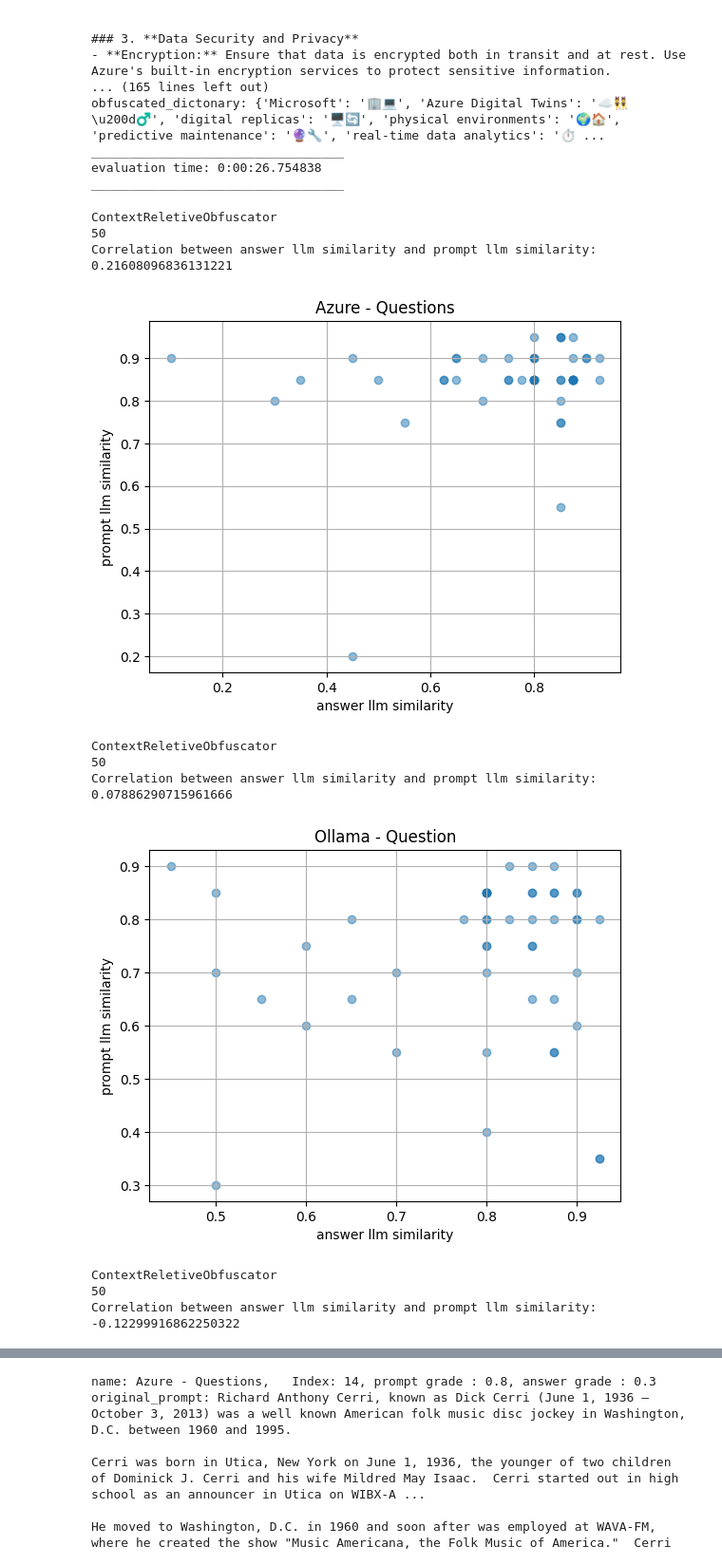
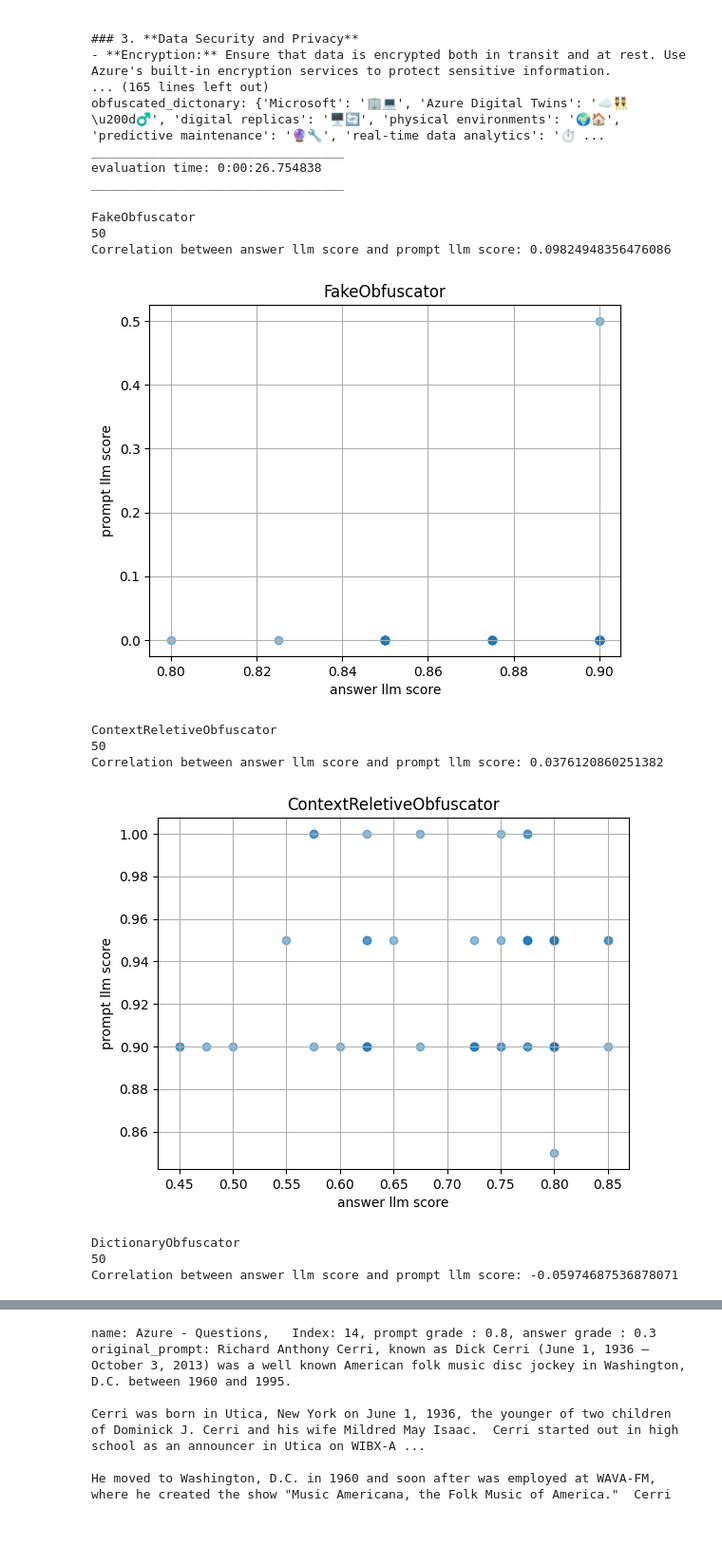
Before and after one commit to chkp-orendi/Emojicrypt, a Jupyter notebook: playground/playground.ipynb, the cells around one changed output, grey strips where cells are left out. Shown at 95% size. Drawn from its saved outputs; the diff is of its cells as text; code cells hidden in the pictures; blank space fills up the shorter version.

```diff
--- a/playground/playground.ipynb
+++ b/playground/playground.ipynb
@@ -662,12 +662,9 @@ import matplotlib.pyplot as plt
 
 # Define the path to the JSON file
 file_name_dict={
-"Azure - Questions" : "wiki_W&Q_azure_RESULTS.json",
-"Ollama - Question" : "wiki_W&Q_ollama_RESULTS.json",
-"Azure - Summery" : "wiki_W&S_azure_RESULTS.json",
-"Ollama - Summery" : "wiki_W&S_ollama_RESULTS.json",
+"DICTIONARY RESULT" : "cache_test_RESULT.json"
 }
-inputfile_path = os.path.join(os.getenv("PROJECT_PATH"), "data", "phase-1-results")
+inputfile_path = os.path.join(os.getenv("PROJECT_PATH"), "data", "28-08-2024")
 
 for name, path in file_name_dict.items():
     new_inputfile_path = os.path.join(inputfile_path, path)
@@ -678,45 +675,45 @@ for name, path in file_name_dict.items():
     # Extract prompt_metric and answer_metric into a DataFrame
     metrics = []
 
-    similarity_columns = ['answer llm similarity', 'prompt llm similarity']
+    similarity_columns = ['answer llm score', 'prompt llm score']
 
     for obfuscator in data:
         print (obfuscator[0])
         metrics = []
         for dict_index in obfuscator[1]:
             # if dict_index["answer_metric"]["llm similarity"] == 0.4 and obfuscator[0]=="FewPromptsObfuscator":
             #     print(dict_index)
             metrics.append({
-                'answer llm similarity': dict_index['answer_metric']['llm_similarity'],
-                'prompt llm similarity': dict_index['prompt_metric']['llm_similarity']
+                'answer llm score': dict_index['answer_metric']['llm_similarity'],
+                'prompt llm score': dict_index['prompt_metric']['llm_similarity']
             })
 
         df = pd.DataFrame(metrics)
         print(len(df))
         for i in range(len(similarity_columns)):
             for j in range(i+1, len(similarity_columns)):
                 correlation = df[similarity_columns[i]].corr(df[similarity_columns[j]])
                 print(f"Correlation between {similarity_columns[i]} and {similarity_columns[j]}: {correlation}")
 
                 plt.clf()
                 plt.scatter(df[similarity_columns[i]], df[similarity_columns[j]], alpha=0.5)
-                plt.title(f'{name}')
+                plt.title(f'{obfuscator[0]}')
                 plt.xlabel(similarity_columns[i])
                 plt.ylabel(similarity_columns[j])
                 plt.grid(True)
 
                 name = f"scatter_plot_{obfuscator[0]}_{similarity_columns[i]}_{similarity_columns[j]}.png"
                 output_path = os.path.join(os.getenv("PROJECT_PATH"), "data", "20-08-2024", "prompt embedding to llm answer correlation",name)
                 plt.show()
 # %% [output]
-ContextReletiveObfuscator
+FakeObfuscator
 50
-Correlation between answer llm similarity and prompt llm similarity: 0.21608096836131221
+Correlation between answer llm score and prompt llm score: 0.09824948356476086
-[figure, old version]
+[figure, new version]
 ContextReletiveObfuscator
 50
-Correlation between answer llm similarity and prompt llm similarity: 0.07886290715961666
+Correlation between answer llm score and prompt llm score: 0.0376120860251382
-[figure, old version]
+[figure, new version]
-ContextReletiveObfuscator
+DictionaryObfuscator
 50
-Correlation between answer llm similarity and prompt llm similarity: -0.12299916862250322
+Correlation between answer llm score and prompt llm score: -0.05974687536878071
```
Also changed, not shown: parts of 18 cells of this notebook, 26 other files.
